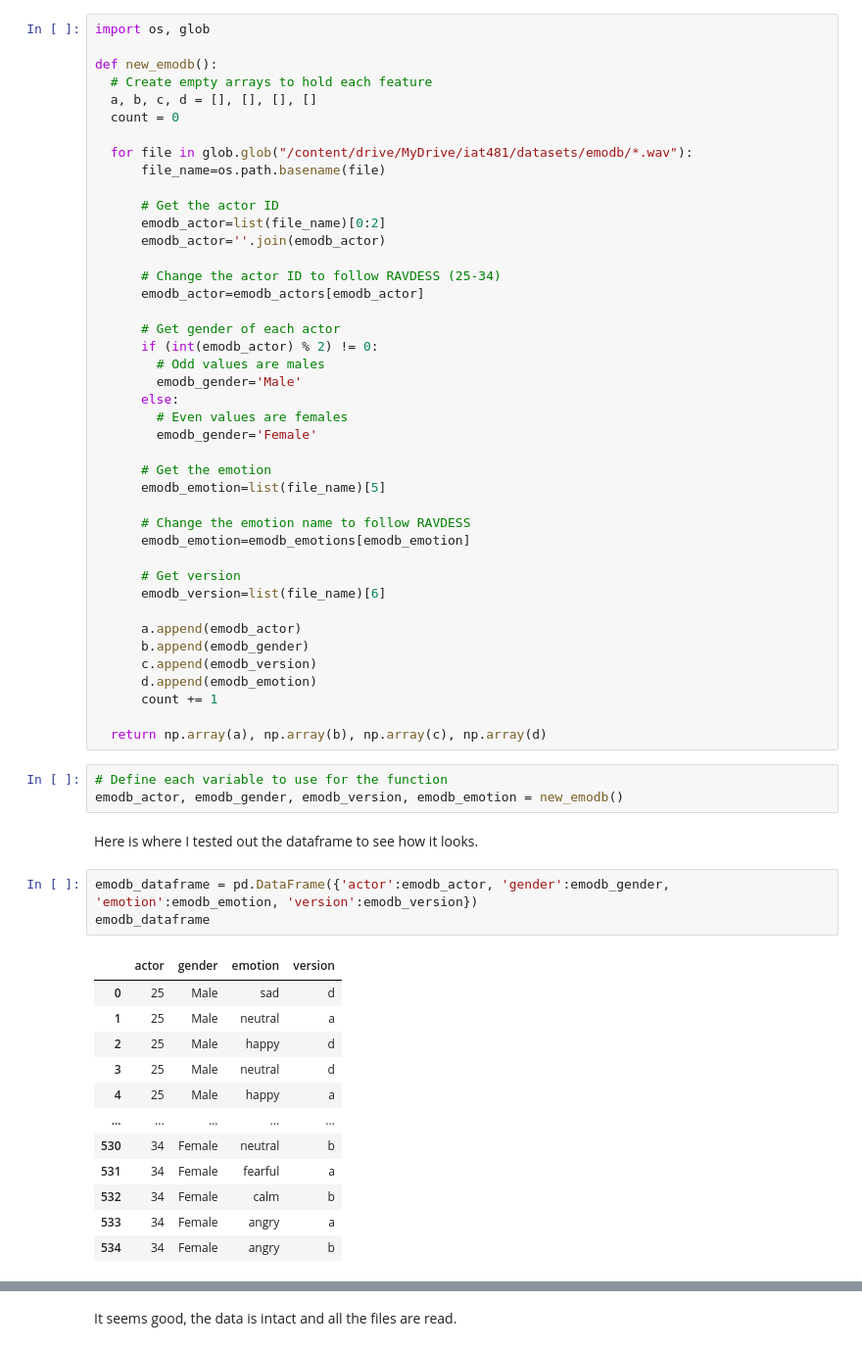
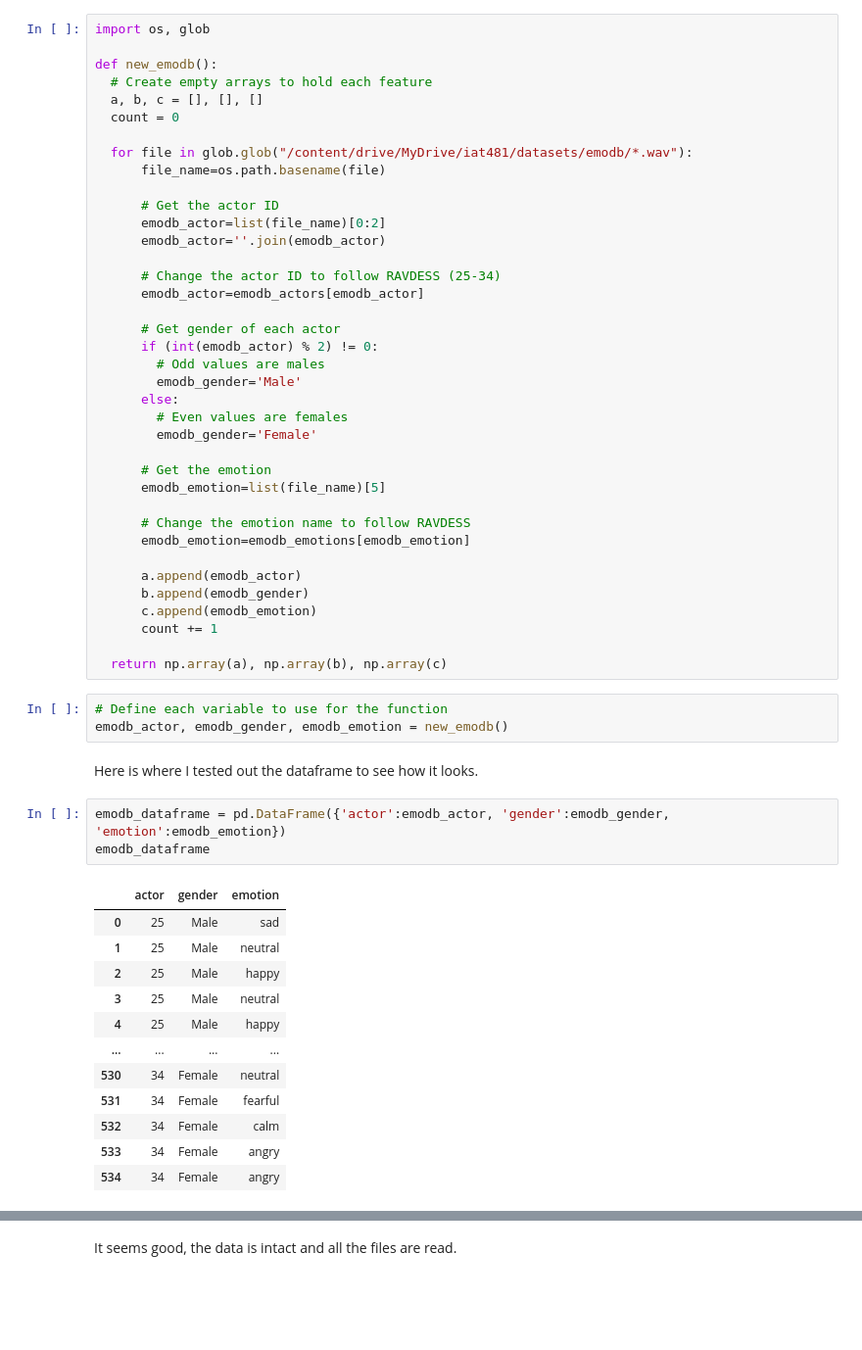
Before and after one commit to manideepvangari/Week-2_Data_Preprocessing, a Jupyter notebook: Week_2_Data_Preprocessing.ipynb, the cells around one changed output, grey strips where cells are left out. Shown at 98% size. Cells and saved outputs as stored; diff of their text form; blank space fills up the shorter version.

```diff
--- a/Week_2_Data_Preprocessing.ipynb
+++ b/Week_2_Data_Preprocessing.ipynb
@@ -1072,7 +1074,7 @@ import os, glob
 
 def new_emodb():
   # Create empty arrays to hold each feature
-  a, b, c, d = [], [], [], []
+  a, b, c = [], [], []
   count = 0
 
   for file in glob.glob("/content/drive/MyDrive/iat481/datasets/emodb/*.wav"):
@@ -1099,34 +1101,30 @@ def new_emodb():
       # Change the emotion name to follow RAVDESS
       emodb_emotion=emodb_emotions[emodb_emotion]
 
-      # Get version
-      emodb_version=list(file_name)[6]
-
       a.append(emodb_actor)
       b.append(emodb_gender)
-      c.append(emodb_version)
-      d.append(emodb_emotion)
+      c.append(emodb_emotion)
       count += 1
 
-  return np.array(a), np.array(b), np.array(c), np.array(d)
+  return np.array(a), np.array(b), np.array(c)
 # %%
 # Define each variable to use for the function
-emodb_actor, emodb_gender, emodb_version, emodb_emotion = new_emodb()
+emodb_actor, emodb_gender, emodb_emotion = new_emodb()
 # %% [markdown]
 Here is where I tested out the dataframe to see how it looks.
 # %%
-emodb_dataframe = pd.DataFrame({'actor':emodb_actor, 'gender':emodb_gender, 'emotion':emodb_emotion, 'version':emodb_version})
+emodb_dataframe = pd.DataFrame({'actor':emodb_actor, 'gender':emodb_gender, 'emotion':emodb_emotion})
 emodb_dataframe
 # %% [output]
-|  | actor | gender | emotion | version |
-| 0 | 25 | Male | sad | d |
-| 1 | 25 | Male | neutral | a |
-| 2 | 25 | Male | happy | d |
-| 3 | 25 | Male | neutral | d |
-| 4 | 25 | Male | happy | a |
-| ... | ... | ... | ... | ... |
-| 530 | 34 | Female | neutral | b |
-| 531 | 34 | Female | fearful | a |
-| 532 | 34 | Female | calm | b |
-| 533 | 34 | Female | angry | a |
-| 534 | 34 | Female | angry | b |
+|  | actor | gender | emotion |
+| 0 | 25 | Male | sad |
+| 1 | 25 | Male | neutral |
+| 2 | 25 | Male | happy |
+| 3 | 25 | Male | neutral |
+| 4 | 25 | Male | happy |
+| ... | ... | ... | ... |
+| 530 | 34 | Female | neutral |
+| 531 | 34 | Female | fearful |
+| 532 | 34 | Female | calm |
+| 533 | 34 | Female | angry |
+| 534 | 34 | Female | angry |
```
Also changed, not shown: parts of 2 cells of this notebook.
